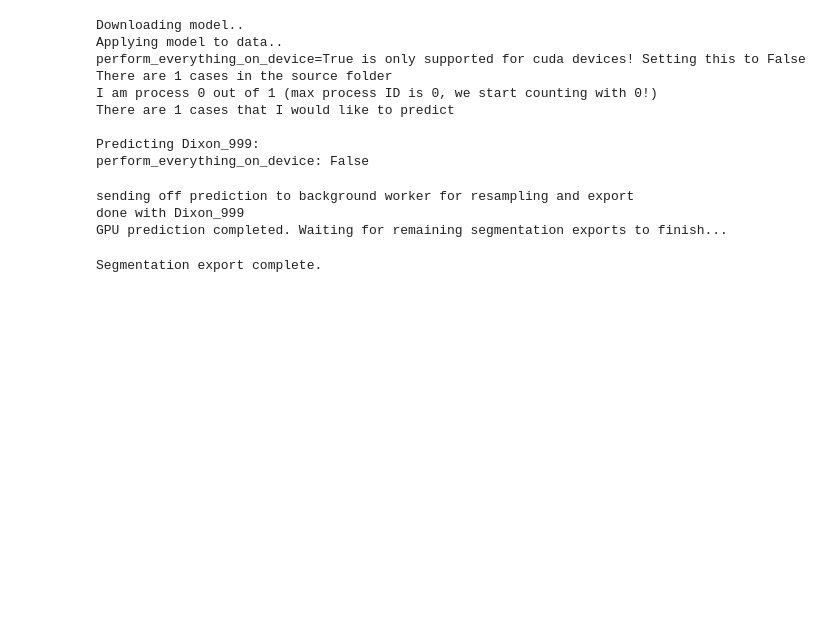
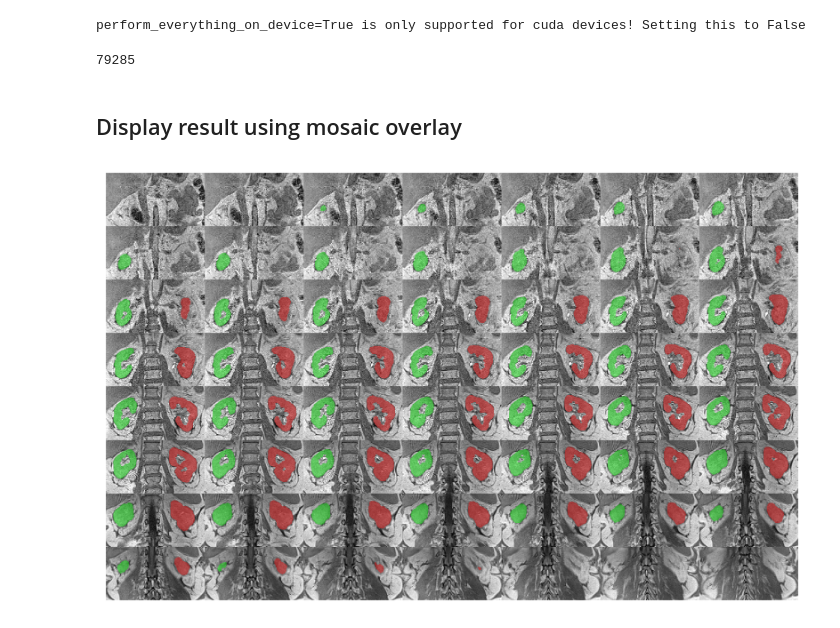
Before and after one commit to openmiblab/docs-miblab-dl, a Jupyter notebook: docs/source/examples/plot_kidney_pc_dixon.ipynb, the cells around one changed output. Drawn from its saved outputs; the diff is of its cells as text; code cells hidden in the pictures; blank space fills up the shorter version.

```diff
--- a/docs/source/examples/plot_kidney_pc_dixon.ipynb
+++ b/docs/source/examples/plot_kidney_pc_dixon.ipynb
@@ -26 +14,3 @@ array = np.stack(arrays, axis=-1)
+# %%
+array_4d, spacing = dixon_case()
 # %% [markdown]
@@ -28,16 +17,0 @@ array = np.stack(arrays, axis=-1)
-# %%
-mask = dl.kidney_pc_dixon(array, verbose=True)
-# %% [output]
-Downloading model..
-Applying model to data..
-perform_everything_on_device=True is only supported for cuda devices! Setting this to False
-There are 1 cases in the source folder
-I am process 0 out of 1 (max process ID is 0, we start counting with 0!)
-There are 1 cases that I would like to predict
-
-Predicting Dixon_999:
-perform_everything_on_device: False
-sending off prediction to background worker for resampling and export
-done with Dixon_999
-GPU prediction completed. Waiting for remaining segmentation exports to finish...
-Segmentation export complete.
@@ -45,0 +18,27 @@ assert np.sum(mask==1) == 79285
+# %%
+# TODO: Check why results are incorrect when the correct spacing is given
+# label_image = dl.kidney_pc_dixon(array, spacing, verbose=False)
+label_image = dl.kidney_pc_dixon(array_4d, verbose=False)
+# %% [output]
+perform_everything_on_device=True is only supported for cuda devices! Setting this to False
+# %%
+# ## Sanity check on the results
+# assert np.sum(label_image==1) == 79285
+print(np.sum(label_image==1))
+# %% [output]
+79285
+# %% [markdown]
+## Display result using mosaic overlay
+# %%
+%matplotlib inline
+in_phase = array_4d[...,1]
+
+mosaic_overlay(
+    in_phase,
+    label_image,
+    margin=[16,16,2],
+    opacity=0.4,
+    verbose=0,
+)
+# %% [output]
+[figure, added]
```
Also changed, not shown: parts of 8 cells of this notebook, 8 other files.
